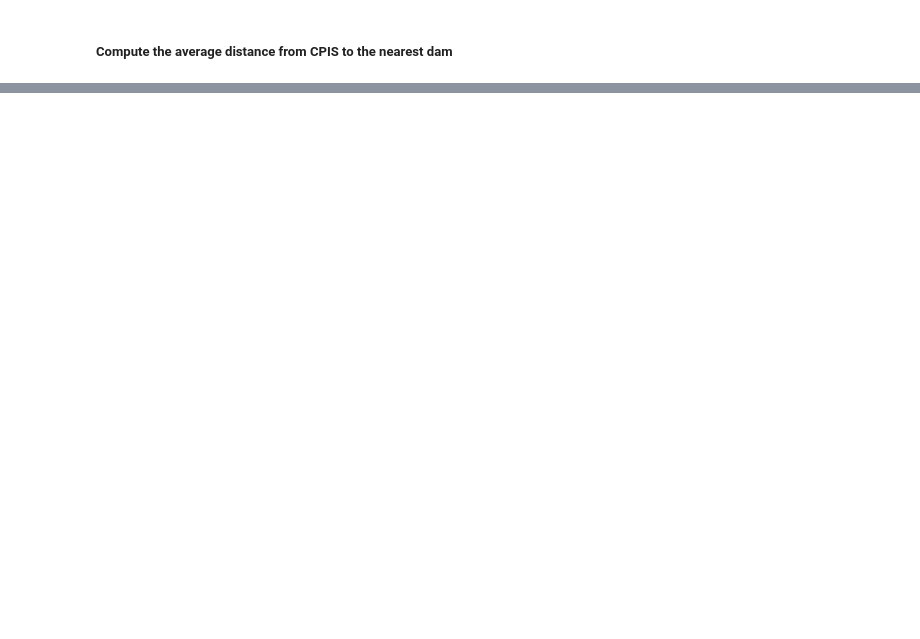
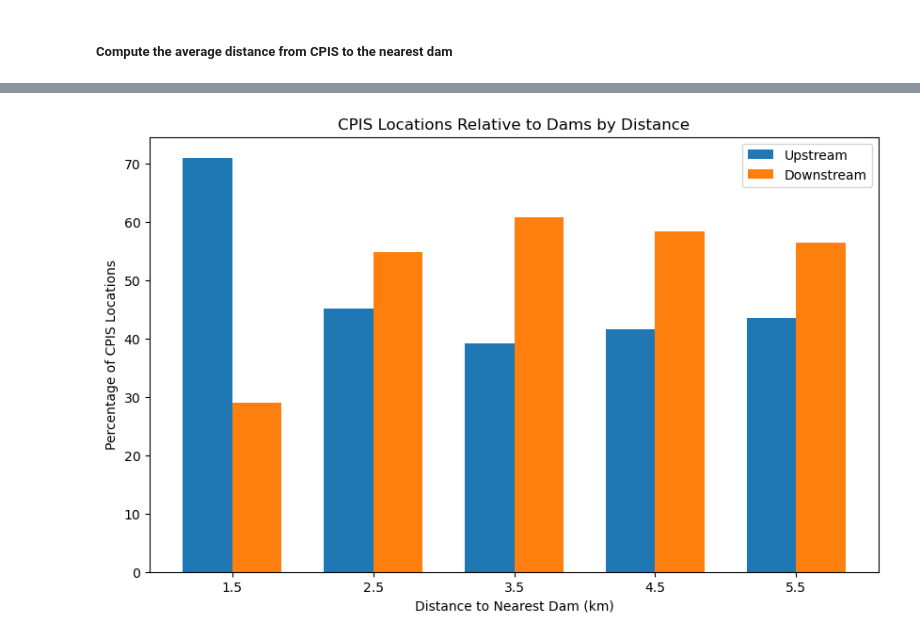
Before and after one commit to rellimylime/Africa_Irrigation, a Jupyter notebook: Code/1_analyze_data/4_Dams.ipynb, the cells around one changed output, grey strips where cells are left out. Drawn from its saved outputs; the diff is of its cells as text; code cells hidden in the pictures; blank space fills up the shorter version.

```diff
--- a/Code/1_analyze_data/4_Dams.ipynb
+++ b/Code/1_analyze_data/4_Dams.ipynb
@@ -194,0 +403,33 @@ plt.show()
+# %%
+# Define the thresholds in kilometers for easier interpretation
+thresholds_km = [1.5, 2.5, 3.5, 4.5, 5.5]
+percent_upstream = []
+percent_downstream = []
+
+for threshold in thresholds:
+    upstream_within_threshold = gdf_cpis_cleaned[
+        (gdf_cpis_cleaned['position_relative_to_dam'] == 'upstream') & (gdf_cpis_cleaned['nearest_dam_distance'] < threshold)]
+    downstream_within_threshold = gdf_cpis_cleaned[
+        (gdf_cpis_cleaned['position_relative_to_dam'] == 'downstream') & (gdf_cpis_cleaned['nearest_dam_distance'] < threshold)]
+
+    percent_upstream.append((len(upstream_within_threshold) / len(gdf_cpis_cleaned[gdf_cpis_cleaned['nearest_dam_distance'] < threshold])) * 100)
+    percent_downstream.append((len(downstream_within_threshold) / len(gdf_cpis_cleaned[gdf_cpis_cleaned['nearest_dam_distance'] < threshold])) * 100)
+
+# Bar chart for the comparison
+fig, ax = plt.subplots(figsize=(10, 6))
+index = np.arange(len(thresholds_km))
+bar_width = 0.35
+
+bars1 = ax.bar(index, percent_upstream, bar_width, label='Upstream')
+bars2 = ax.bar(index + bar_width, percent_downstream, bar_width, label='Downstream')
+
+ax.set_xlabel('Distance to Nearest Dam (km)')
+ax.set_ylabel('Percentage of CPIS Locations')
+ax.set_title('CPIS Locations Relative to Dams by Distance')
+ax.set_xticks(index + bar_width / 2)
+ax.set_xticklabels(thresholds_km)
+ax.legend()
+
+plt.show()
+# %% [output]
+[figure, added]
```
Also changed, not shown: parts of 15 cells of this notebook.
